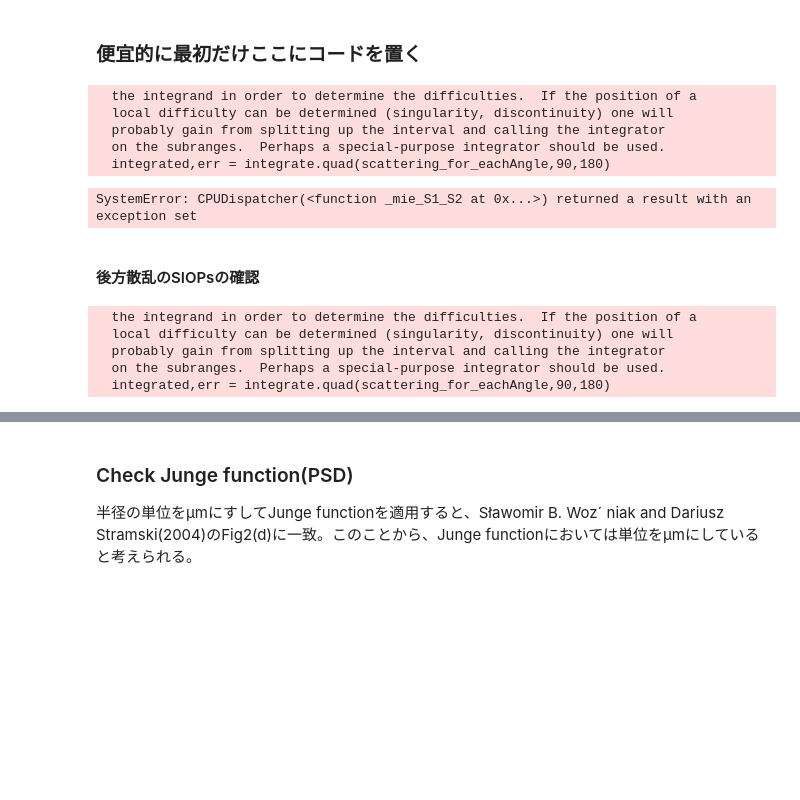
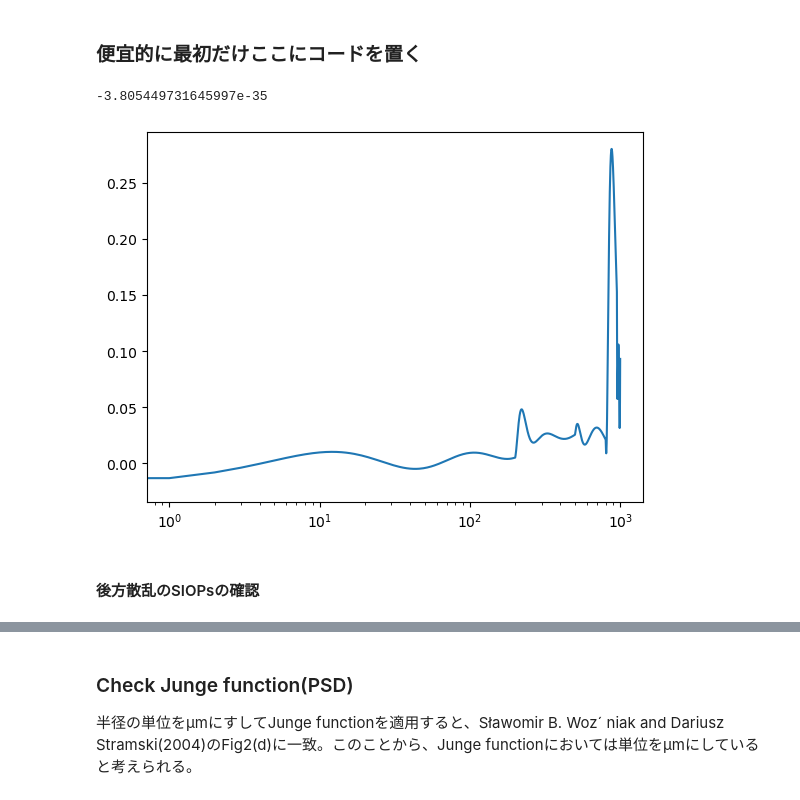
Before and after one commit to IshidaKota/MasterThesisWork, a Jupyter notebook: Github/BioOptical/src/deriveSSfromSIOP.ipynb, the cells around one changed output, grey strips where cells are left out. Cells and saved outputs as stored; diff of their text form; code cells hidden in the pictures; blank space fills up the shorter version.

```diff
--- a/Github/BioOptical/src/deriveSSfromSIOP.ipynb
+++ b/Github/BioOptical/src/deriveSSfromSIOP.ipynb
@@ -150,12 +40,0 @@ def bbp_SIOP(Lambda,reg,j,m,pho,dmin,dmax):
-# %%
-Lambda=500
-j=-4
-reg = approximate_qbb_polynomial(m,order=40)
-bbp_SIOP(Lambda,reg,j,m,pho,dmin,dmax)
-# %% [output]
-  the integrand in order to determine the difficulties.  If the position of a
-  local difficulty can be determined (singularity, discontinuity) one will
-  probably gain from splitting up the interval and calling the integrator
-  on the subranges.  Perhaps a special-purpose integrator should be used.
-  integrated,err = integrate.quad(scattering_for_eachAngle,90,180)
-SystemError: CPUDispatcher(<function _mie_S1_S2 at 0x...>) returned a result with an exception set
@@ -161,0 +123,18 @@ SystemError: CPUDispatcher(<function _mie_S1_S2 at 0x...>) returned a result wit
+# %%
+#####(a) set parameters
+PSD = np.r_[np.linspace(0.05*1e-6,0.1*1e-6,200),np.linspace(0.1*1e-6,1*1e-6,300)
+      ,np.linspace(1*1e-6,10*1e-6,300),np.linspace(10*1e-6,100*1e-6,150)
+      ,np.linspace(100*1e-6,500*1e-6,50)]
+mreal = 1.035
+wavelength = 800#np.linspace(400,800,21)
+#####(b) execute function
+result = task(wavelength,PSD,mreal)
+# %%
+print(result[0])
+fig,ax = plt.subplots()
+logPSD = np.log10(PSD)
+ax.plot(np.polyval(result,logPSD))
+ax.set_xscale("log")
+# %% [output]
+-3.805449731645997e-35
+[figure, added]
@@ -162,22 +195,2 @@ SystemError: CPUDispatcher(<function _mie_S1_S2 at 0x...>) returned a result wit
 # %% [markdown]
 #### 後方散乱のSIOPsの確認
-# %%
-wavelength = np.linspace(400,800,100)
-j = 4.0
-fig,ax = plt.subplots()
-#for m in (1.12,1.15,1.18,1.22):
-m = 1.12
-reg = approximate_qbb_polynomial(m,order=40)
-siop = np.zeros(len(wavelength))
-for i,Lambda in enumerate(wavelength):
-    siop[i] = bbp_SIOP(Lambda,reg,j,m,pho,dmin,dmax)
-ax.plot(wavelength,siop,label=m)
-#ax.set_ylim(0,1)
-ax.legend()
-plt.show()
-# %% [output]
-  the integrand in order to determine the difficulties.  If the position of a
-  local difficulty can be determined (singularity, discontinuity) one will
-  probably gain from splitting up the interval and calling the integrator
-  on the subranges.  Perhaps a special-purpose integrator should be used.
-  integrated,err = integrate.quad(scattering_for_eachAngle,90,180)
```
Also changed, not shown: parts of 9 cells of this notebook, 2 other files.
